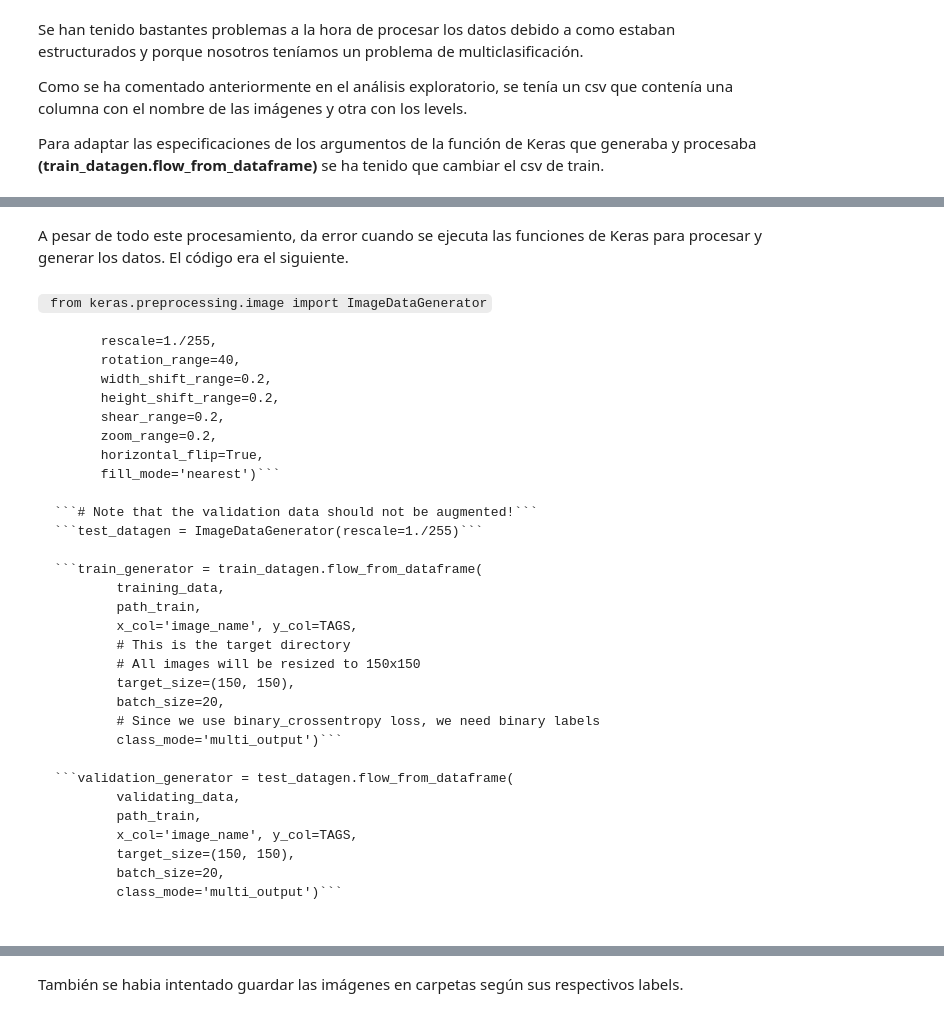
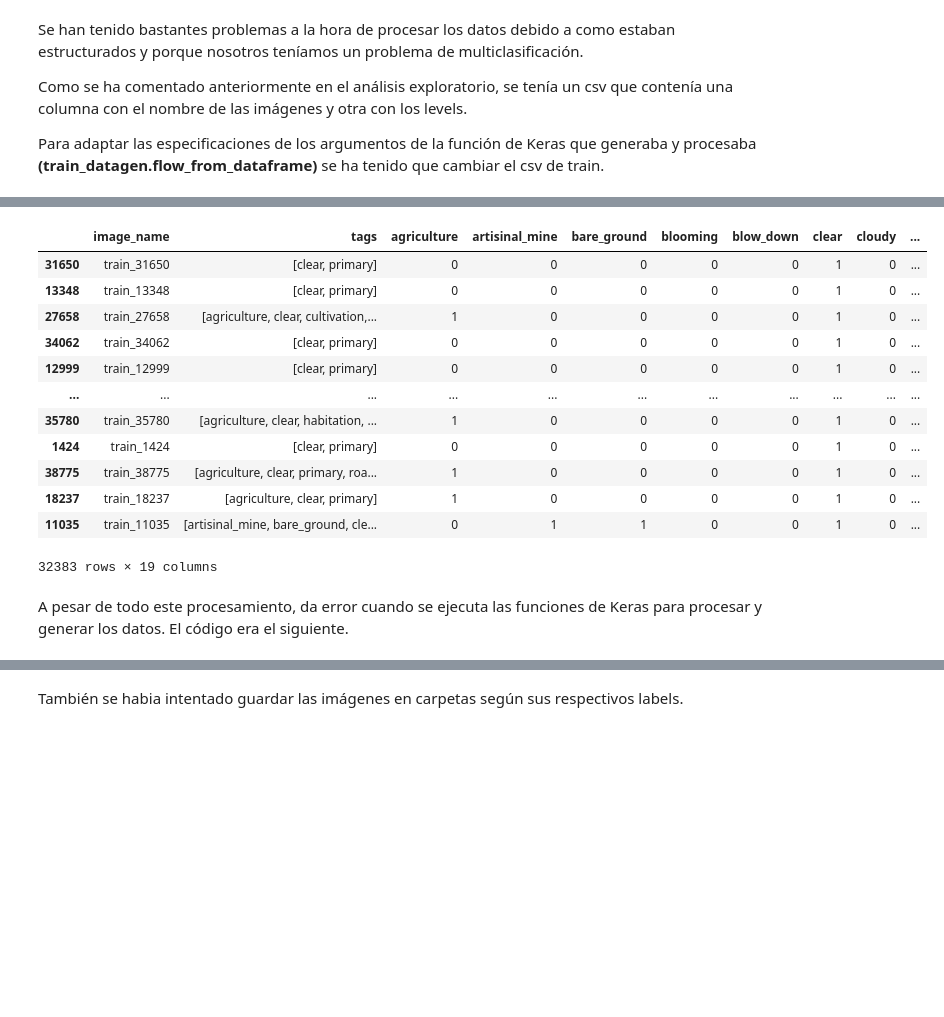
Before and after one commit to isabelsutil/Deforestacion, a Jupyter notebook: code/keras.ipynb, the cells around one changed output, grey strips where cells are left out. Cells and saved outputs as stored; diff of their text form; code cells hidden in the pictures; blank space fills up the shorter version.

````diff
--- a/code/keras.ipynb
+++ b/code/keras.ipynb
@@ -66,39 +102,21 @@ comprobar(train,TAGS)
 # %%
 training_data = train.sample(frac=0.8, random_state=25)
 validating_data = train.drop(training_data.index)
+# %%
+training_data
+# %% [output]
+|  | image_name | tags | agriculture | artisinal_mine | bare_ground | blooming | blow_down | clear | cloudy | ... |
+| 31650 | train_31650 | [clear, primary] | 0 | 0 | 0 | 0 | 0 | 1 | 0 | ... |
+| 13348 | train_13348 | [clear, primary] | 0 | 0 | 0 | 0 | 0 | 1 | 0 | ... |
+| 27658 | train_27658 | [agriculture, clear, cultivation,... | 1 | 0 | 0 | 0 | 0 | 1 | 0 | ... |
+| 34062 | train_34062 | [clear, primary] | 0 | 0 | 0 | 0 | 0 | 1 | 0 | ... |
+| 12999 | train_12999 | [clear, primary] | 0 | 0 | 0 | 0 | 0 | 1 | 0 | ... |
+| ... | ... | ... | ... | ... | ... | ... | ... | ... | ... | ... |
+| 35780 | train_35780 | [agriculture, clear, habitation, ... | 1 | 0 | 0 | 0 | 0 | 1 | 0 | ... |
+| 1424 | train_1424 | [clear, primary] | 0 | 0 | 0 | 0 | 0 | 1 | 0 | ... |
+| 38775 | train_38775 | [agriculture, clear, primary, roa... | 1 | 0 | 0 | 0 | 0 | 1 | 0 | ... |
+| 18237 | train_18237 | [agriculture, clear, primary] | 1 | 0 | 0 | 0 | 0 | 1 | 0 | ... |
+| 11035 | train_11035 | [artisinal_mine, bare_ground, cle... | 0 | 1 | 1 | 0 | 0 | 1 | 0 | ... |
+32383 rows × 19 columns
 # %% [markdown]
 A pesar de todo este procesamiento, da error cuando se ejecuta las funciones de Keras para procesar y generar los datos. El código era el siguiente.
-# %% [markdown]
-``` from keras.preprocessing.image import ImageDataGenerator```
-
-```train_datagen = ImageDataGenerator(
-      rescale=1./255,
-      rotation_range=40,
-      width_shift_range=0.2,
-      height_shift_range=0.2,
-      shear_range=0.2,
-      zoom_range=0.2,
-      horizontal_flip=True,
-      fill_mode='nearest')```
-
-```# Note that the validation data should not be augmented!```
-```test_datagen = ImageDataGenerator(rescale=1./255)```
-
-```train_generator = train_datagen.flow_from_dataframe(
-        training_data,
-        path_train,
-        x_col='image_name', y_col=TAGS,
-        # This is the target directory
-        # All images will be resized to 150x150
-        target_size=(150, 150),
-        batch_size=20,
-        # Since we use binary_crossentropy loss, we need binary labels
-        class_mode='multi_output')```
-
-```validation_generator = test_datagen.flow_from_dataframe(
-        validating_data,
-        path_train,
-        x_col='image_name', y_col=TAGS,
-        target_size=(150, 150),
-        batch_size=20,
-        class_mode='multi_output')```
````
Also changed, not shown: parts of 41 cells of this notebook.
